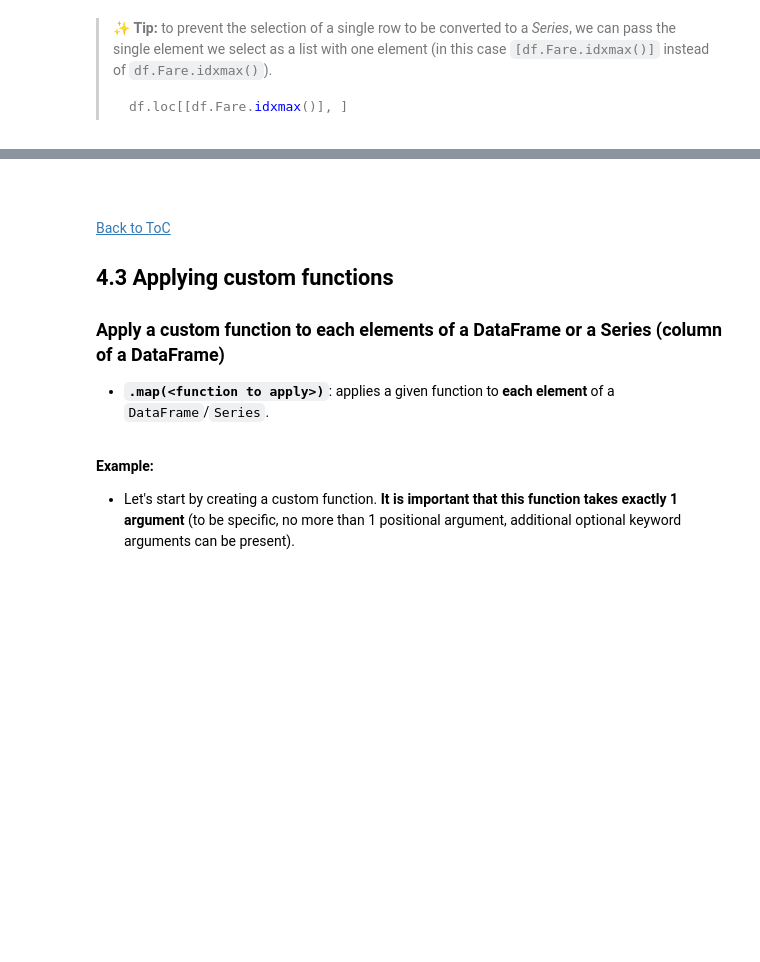
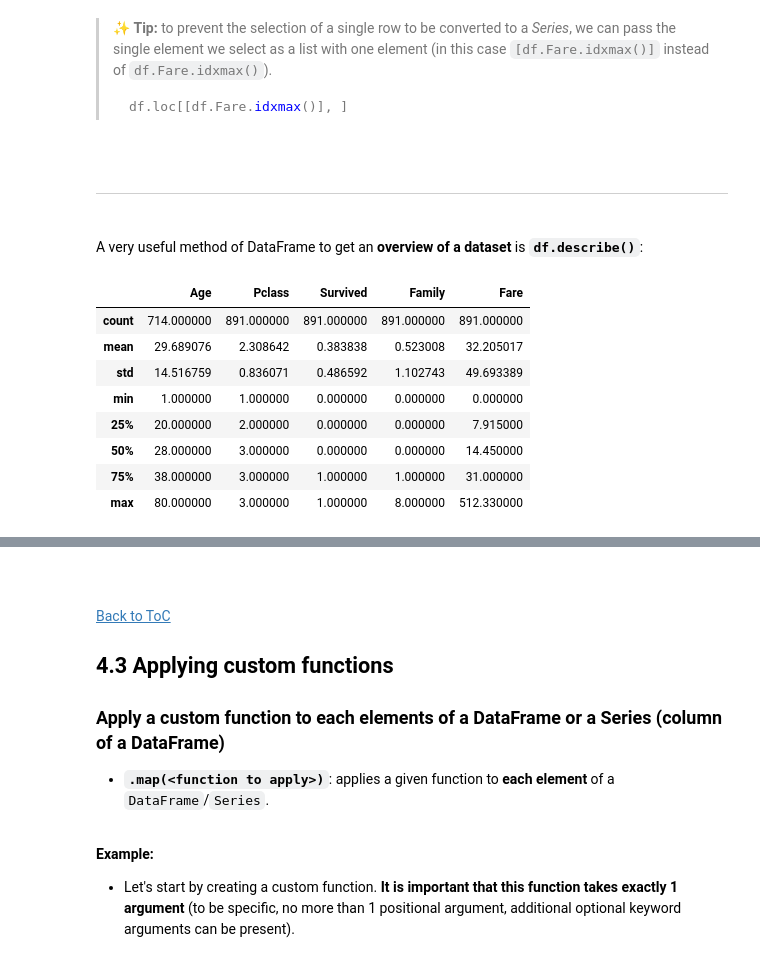
Before and after one commit to sib-swiss/intermediate-python-training, a Jupyter notebook: course1/01_data_manipulation.ipynb, the cells around one changed output, grey strips where cells are left out. Saved outputs shown, nothing was run; the diff lists cells and outputs as text; code cells hidden in the pictures; blank space fills up the shorter version.

Commit message:
course1: moved groupby and describe to nb01

````diff
--- a/course1/01_data_manipulation.ipynb
+++ b/course1/01_data_manipulation.ipynb
@@ -1467,3 +1891,23 @@ df.loc[[df.Fare.idxmax()], ]
 > ```python
 > df.loc[[df.Fare.idxmax()], ]
 > ```
+# %% [markdown]
+<br>
+
+---
+
+<br>
+
+A very useful method of DataFrame to get an **overview of a dataset** is **`df.describe()`**:
+# %%
+df.describe()
+# %% [output]
+|  | Age | Pclass | Survived | Family | Fare |
+| count | 714.000000 | 891.000000 | 891.000000 | 891.000000 | 891.000000 |
+| mean | 29.689076 | 2.308642 | 0.383838 | 0.523008 | 32.205017 |
+| std | 14.516759 | 0.836071 | 0.486592 | 1.102743 | 49.693389 |
+| min | 1.000000 | 1.000000 | 0.000000 | 0.000000 | 0.000000 |
+| 25% | 20.000000 | 2.000000 | 0.000000 | 0.000000 | 7.915000 |
+| 50% | 28.000000 | 3.000000 | 0.000000 | 0.000000 | 14.450000 |
+| 75% | 38.000000 | 3.000000 | 1.000000 | 1.000000 | 31.000000 |
+| max | 80.000000 | 3.000000 | 1.000000 | 8.000000 | 512.330000 |
````
Also changed, not shown: parts of 84 cells of this notebook.
